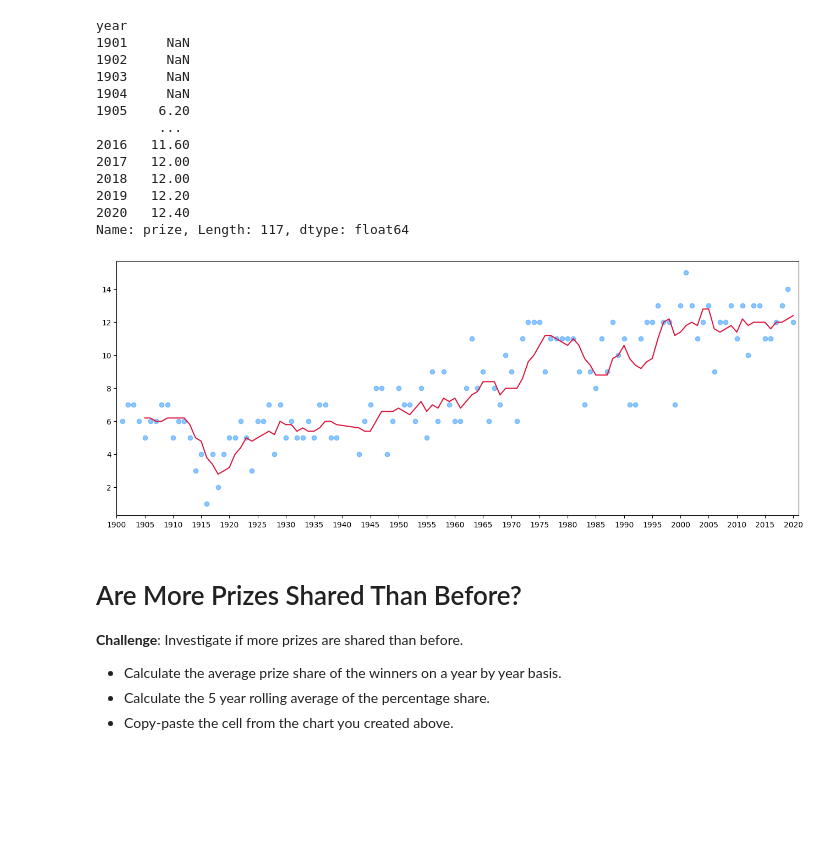
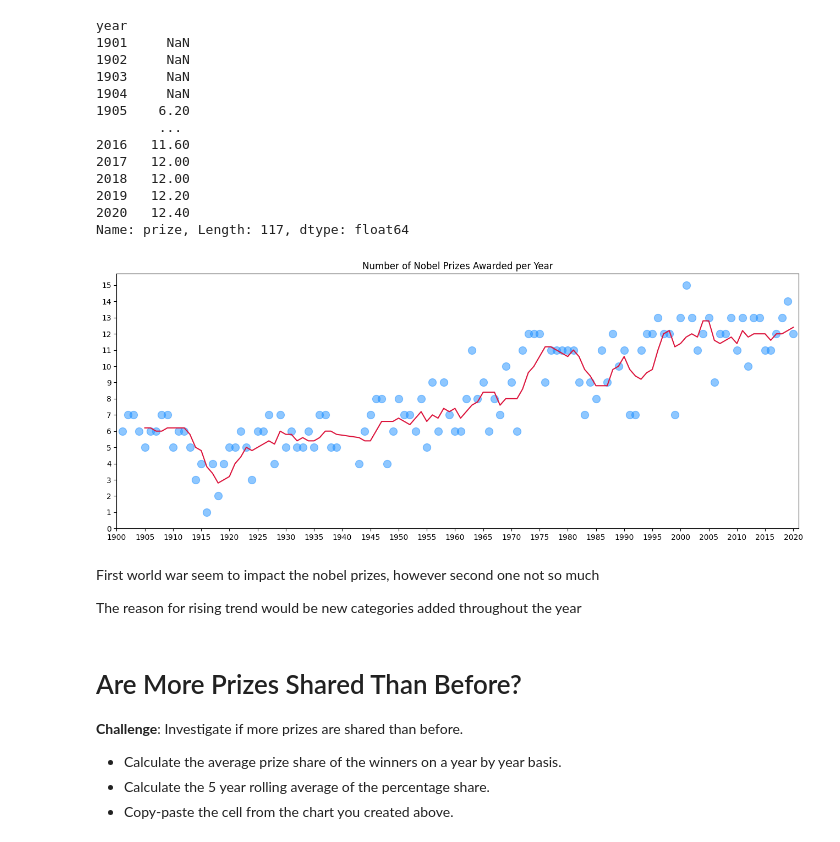
Before and after one commit to yakubszatkowski/100-days-python, a Jupyter notebook: push/Nobel_Prize_Analysis_(start).ipynb, the cells around one changed output. Cells and saved outputs as stored; diff of their text form; code cells hidden in the pictures; blank space fills up the shorter version.

```diff
--- a/push/Nobel_Prize_Analysis_(start).ipynb
+++ b/push/Nobel_Prize_Analysis_(start).ipynb
@@ -526,18 +520,23 @@ year
 Name: prize, Length: 117, dtype: float64
 # %%
 plt.figure(figsize=(16,6))
+plt.title('Number of Nobel Prizes Awarded per Year')
 
-# ax1 = plt.gca()
-# ax2 = ax1.twinx()
+ax = plt.gca() # get current axis
 
-plt.scatter(count_prizes_yearly.index, count_prizes_yearly.values, alpha=0.5, c='dodgerblue')
-plt.plot(count_prizes_roll_5, color='crimson')
+ax.scatter(count_prizes_yearly.index, count_prizes_yearly.values, alpha=0.5, c='dodgerblue', s=100)
+ax.plot(count_prizes_roll_5, color='crimson')
 
 plt.xticks(np.arange(1900, 2021, 5))
+plt.yticks(np.arange(0,16))
 plt.xlim(1900,2021)
 plt.show()
 # %% [output]
-[figure, old version]
+[figure, new version]
+# %% [markdown]
+First world war seem to impact the nobel prizes, however second one not so much
+
+The reason for rising trend would be new categories added throughout the year
 # %% [markdown]
 # Are More Prizes Shared Than Before?
 
```
Also changed, not shown: parts of 23 cells of this notebook.
